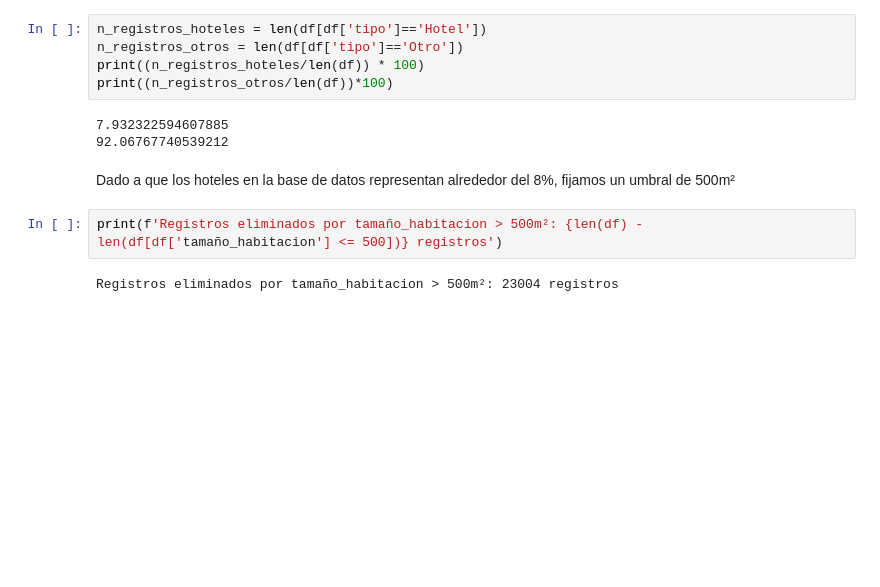
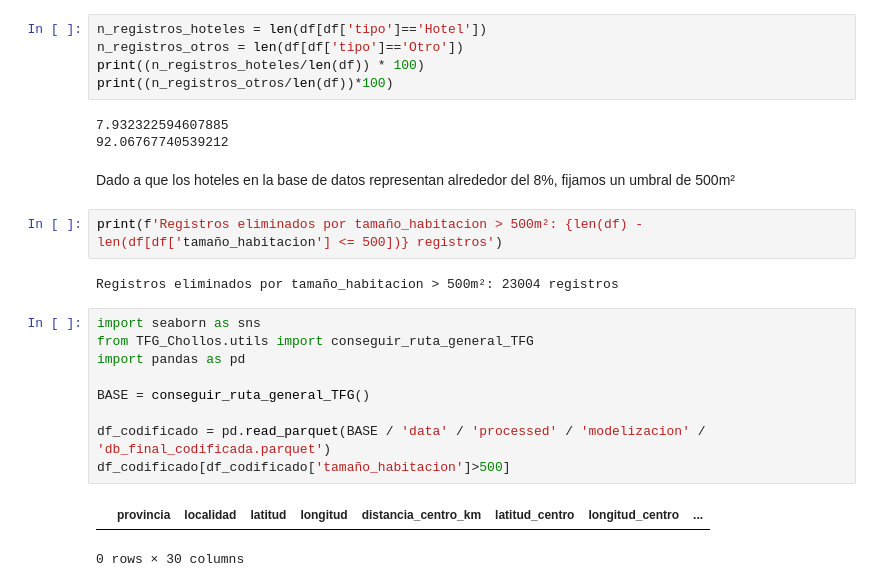
Before and after one commit to Marjimleo3/TFG, a Jupyter notebook: TFG_Chollos/Análisis/Analizador.ipynb, the cells around one changed output. Saved outputs shown, nothing was run; the diff lists cells and outputs as text; blank space fills up the shorter version.

```diff
--- a/TFG_Chollos/Análisis/Analizador.ipynb
+++ b/TFG_Chollos/Análisis/Analizador.ipynb
@@ -118,3 +118,15 @@ Dado a que los hoteles en la base de datos representan alrededor del 8%, fijamos
 print(f'Registros eliminados por tamaño_habitacion > 500m²: {len(df) - len(df[df['tamaño_habitacion'] <= 500])} registros')
 # %% [output]
 Registros eliminados por tamaño_habitacion > 500m²: 23004 registros
+# %%
+import seaborn as sns
+from TFG_Chollos.utils import conseguir_ruta_general_TFG
+import pandas as pd
+
+BASE = conseguir_ruta_general_TFG()
+
+df_codificado = pd.read_parquet(BASE / 'data' / 'processed' / 'modelizacion' / 'db_final_codificada.parquet')
+df_codificado[df_codificado['tamaño_habitacion']>500]
+# %% [output]
+|  | provincia | localidad | latitud | longitud | distancia_centro_km | latitud_centro | longitud_centro | ... |
+0 rows × 30 columns
```
Also changed, not shown: parts of 5 cells of this notebook, 5 other files.
